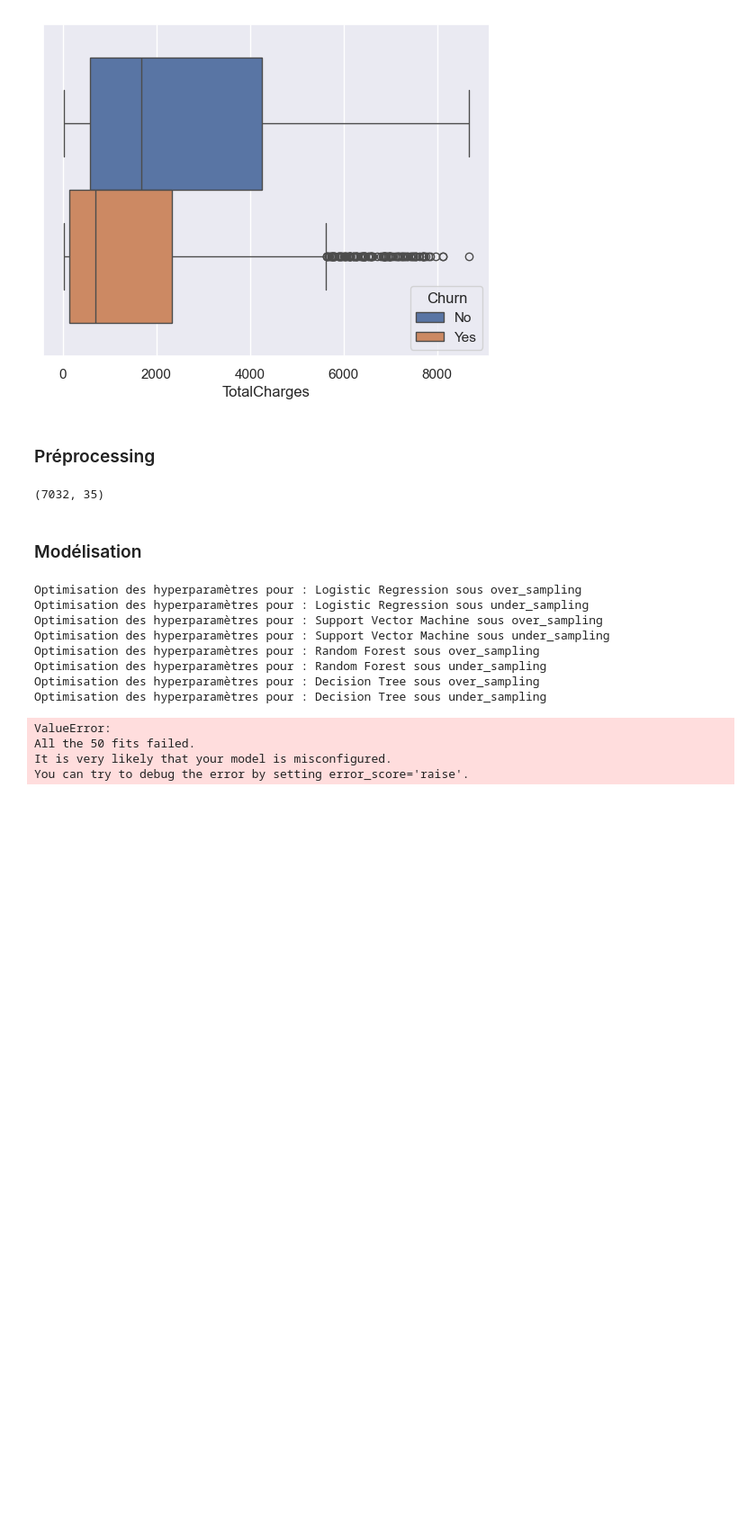
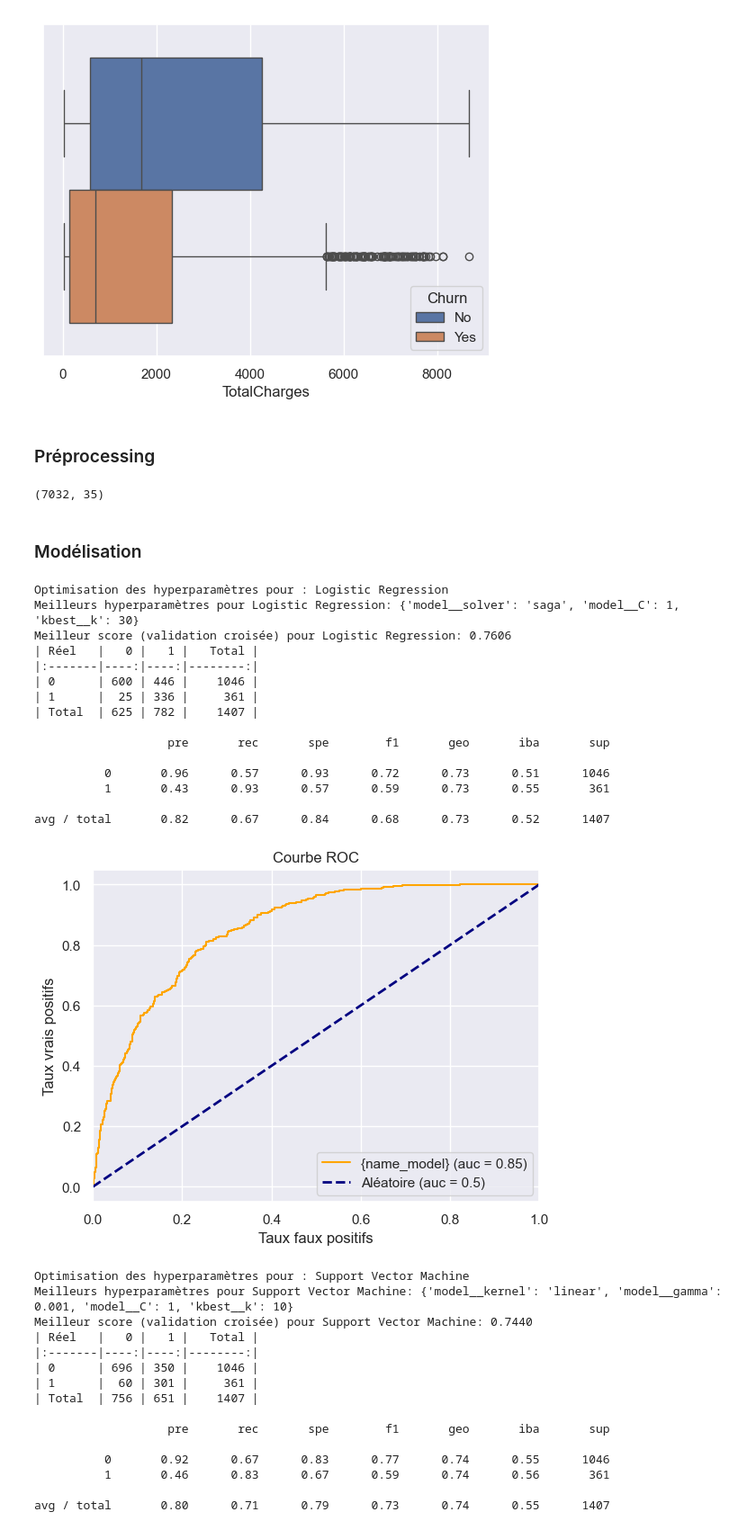
Before and after one commit to anthoferre/telco_customer_churn, a Jupyter notebook: telco_customer_churn.ipynb, the cells around one changed output. Shown at 90% size. Saved outputs shown, nothing was run; the diff lists cells and outputs as text; code cells hidden in the pictures; blank space fills up the shorter version.

```diff
--- a/telco_customer_churn.ipynb
+++ b/telco_customer_churn.ipynb
@@ -155,7 +157,7 @@ x_train_os,y_train_os = RandomUnderSampler(random_state=42).fit_resample(x_train
 scaler = StandardScaler()
 selector = SelectKBest()
 clf_lr = LogisticRegression()
-clf_svm = SVC()
+clf_svm = SVC(probability=True)
 clf_rf = RandomForestClassifier()
 clf_dt = DecisionTreeClassifier()
 
@@ -182,47 +184,82 @@ for name_model, model in list_of_models:
                     'model__C': [0.001, 0.01, 0.1, 1]}
     elif name_model == 'Support Vector Machine':
         params = {'kbest__k': [5, 10, 15, 20, 25, 30, 'all'],
                     'model__C': [0.1, 1, 10],
                     'model__gamma': ['scale', 'auto', 0.001, 0.1],
                     'model__kernel': ['linear', 'rbf', 'poly', 'sigmoid']}
     elif name_model == 'Random Forest':
         params = {'kbest__k': [5, 10, 15, 20, 25, 30, 'all'],
                     'model__n_estimators': [100, 200, 300],
                     'model__max_depth': [None, 5, 10],
                     'model__min_samples_split': [2, 5],
                     'model__min_samples_leaf': [1, 3]}
     elif name_model == 'Decision Tree':
         params = {'kbest__k': [5, 10, 15, 20, 25, 30, 'all'],
                     'model__criterion': ['gini', 'entropy'],
                     'model__max_depth': [None, 5, 10],
                     'model__min_samples_split': [2, 5],
                     'model__min_samples_leaf': [1, 3]}
 
 
     grid = RandomizedSearchCV(model_pipeline, params, cv=5, scoring='accuracy', n_jobs=-1, random_state=42) # Added random_state for reproducibility
-    grid.fit(x_train, y_train)
+    grid.fit(x_train_os, y_train_os)
     y_pred = grid.predict(x_test)
+    y_pred_proba = grid.predict_proba(x_test)
+    y_preds = np.where(y_pred_proba[:,1]>0.35, 1, 0)
 
     print(f"Meilleurs hyperparamètres pour {name_model}: {grid.best_params_}")
     print(f"Meilleur score (validation croisée) pour {name_model}: {grid.best_score_:.4f}")
-    results[f"{name_model} ({name})"] = {'best_score': grid.best_score_, 'best_params': grid.best_params_, 'best_model': grid.best_estimator_}
-    pd.set_option('display.width', 500)
-    pd.set_option('display.max_rows', None)
-    print(pd.crosstab(y_test, y_pred, rownames=['Réel'], colnames=['Prédit'], margins=True, margins_name='Total').to_markdown(), '\n')
+    results[f"{name_model}"] = {'best_score': grid.best_score_, 'best_params': grid.best_params_, 'best_model': grid.best_estimator_}
+    print(pd.crosstab(y_test, y_preds, rownames=['Réel'], colnames=['Prédit'], margins=True, margins_name='Total').to_markdown(), '\n')
+    print(classification_report_imbalanced(y_test,y_preds))
+
+
+    fpr,tpr,seuils = roc_curve(y_test,y_pred_proba[:,1],pos_label = 1)
+    roc_auc = auc(fpr,tpr)
+
+    plt.plot(fpr,tpr, c = 'orange', label = '{name_model} (auc = %0.2f)'% roc_auc)
+    plt.plot([0, 1], [0, 1], color='navy', lw=2, linestyle='--', label='Aléatoire (auc = 0.5)')
+    plt.xlim([0.0, 1.0])
+    plt.xlabel('Taux faux positifs')
+    plt.ylabel('Taux vrais positifs')
+    plt.title('Courbe ROC')
+    plt.legend(loc = 'lower right');
+    plt.show();
+
+
 
 print("\nRésultats comparatifs :")
 for name, result in results.items():
     print(f"{name}: Meilleur score = {result['best_score']:.4f}, Meilleurs paramètres = {result['best_params']}")
 # %% [output]
-Optimisation des hyperparamètres pour : Logistic Regression sous over_sampling
-Optimisation des hyperparamètres pour : Logistic Regression sous under_sampling
-Optimisation des hyperparamètres pour : Support Vector Machine sous over_sampling
-Optimisation des hyperparamètres pour : Support Vector Machine sous under_sampling
-Optimisation des hyperparamètres pour : Random Forest sous over_sampling
-Optimisation des hyperparamètres pour : Random Forest sous under_sampling
-Optimisation des hyperparamètres pour : Decision Tree sous over_sampling
-Optimisation des hyperparamètres pour : Decision Tree sous under_sampling
+Optimisation des hyperparamètres pour : Logistic Regression
+Meilleurs hyperparamètres pour Logistic Regression: {'model__solver': 'saga', 'model__C': 1, 'kbest__k': 30}
+Meilleur score (validation croisée) pour Logistic Regression: 0.7606
+| Réel   |   0 |   1 |   Total |
+|:-------|----:|----:|--------:|
+| 0      | 600 | 446 |    1046 |
+| 1      |  25 | 336 |     361 |
+| Total  | 625 | 782 |    1407 |
+
+                   pre       rec       spe        f1       geo       iba       sup
+
+          0       0.96      0.57      0.93      0.72      0.73      0.51      1046
+          1       0.43      0.93      0.57      0.59      0.73      0.55       361
+
+avg / total       0.82      0.67      0.84      0.68      0.73      0.52      1407
+[figure, added]
-ValueError:
-All the 50 fits failed.
-It is very likely that your model is misconfigured.
-You can try to debug the error by setting error_score='raise'.
+Optimisation des hyperparamètres pour : Support Vector Machine
+Meilleurs hyperparamètres pour Support Vector Machine: {'model__kernel': 'linear', 'model__gamma': 0.001, 'model__C': 1, 'kbest__k': 10}
+Meilleur score (validation croisée) pour Support Vector Machine: 0.7440
+| Réel   |   0 |   1 |   Total |
+|:-------|----:|----:|--------:|
+| 0      | 696 | 350 |    1046 |
+| 1      |  60 | 301 |     361 |
+| Total  | 756 | 651 |    1407 |
+
+                   pre       rec       spe        f1       geo       iba       sup
+
+          0       0.92      0.67      0.83      0.77      0.74      0.55      1046
+          1       0.46      0.83      0.67      0.59      0.74      0.56       361
+
+avg / total       0.80      0.71      0.79      0.73      0.74      0.55      1407
```
Also changed, not shown: parts of 6 cells of this notebook.
